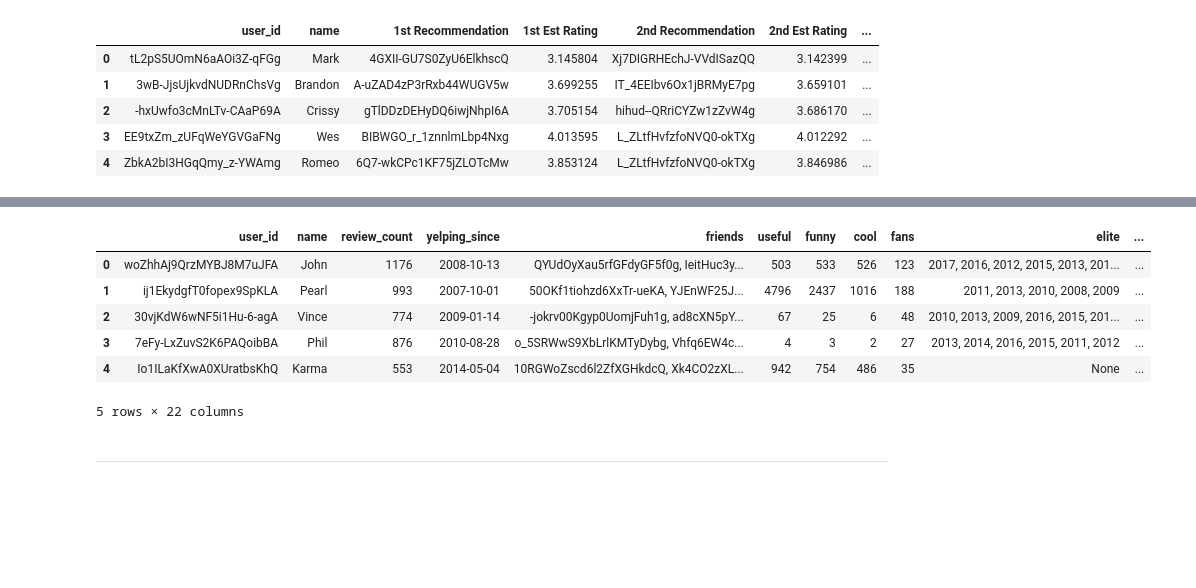
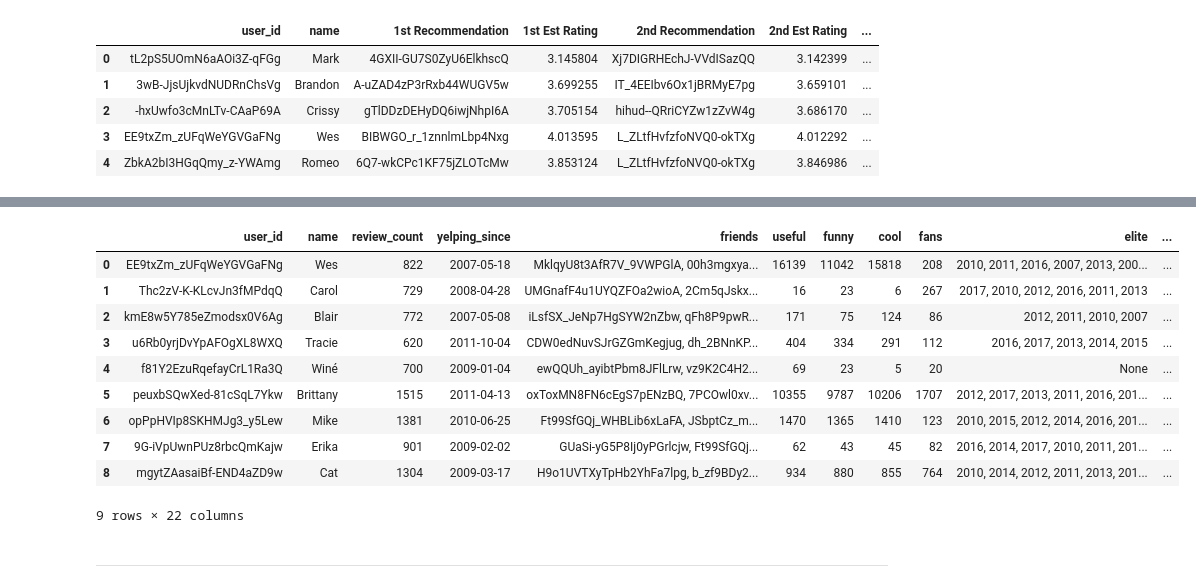
Before and after one commit to njcunningham/Yelp_Recommender, a Jupyter notebook: Recommendation_Outline.ipynb, the cells around one changed output, grey strips where cells are left out. Drawn from its saved outputs; the diff is of its cells as text; code cells hidden in the pictures; blank space fills up the shorter version.

```diff
--- a/Recommendation_Outline.ipynb
+++ b/Recommendation_Outline.ipynb
@@ -584,16 +605,20 @@ def new_business_customers(business):
     business_customers = business_customers.drop(['name_y'], axis=1)
     business_customers = business_customers.rename(columns={'name_x': 'name'})
     return business_customers
-# %%
-new_business_customers('eAc9Vd6loOgRQolMXQt6FA').head()
-# %% [output]
-|  | user_id | name | review_count | yelping_since | friends | useful | funny | cool | fans | elite | ... |
-| 0 | woZhhAj9QrzMYBJ8M7uJFA | John | 1176 | 2008-10-13 | QYUdOyXau5rfGFdyGF5f0g, IeitHuc3y... | 503 | 533 | 526 | 123 | 2017, 2016, 2012, 2015, 2013, 201... | ... |
-| 1 | ij1EkydgfT0fopex9SpKLA | Pearl | 993 | 2007-10-01 | 50OKf1tiohzd6XxTr-ueKA, YJEnWF25J... | 4796 | 2437 | 1016 | 188 | 2011, 2013, 2010, 2008, 2009 | ... |
-| 2 | 30vjKdW6wNF5i1Hu-6-agA | Vince | 774 | 2009-01-14 | -jokrv00Kgyp0UomjFuh1g, ad8cXN5pY... | 67 | 25 | 6 | 48 | 2010, 2013, 2009, 2016, 2015, 201... | ... |
-| 3 | 7eFy-LxZuvS2K6PAQoibBA | Phil | 876 | 2010-08-28 | o_5SRWwS9XbLrlKMTyDybg, Vhfq6EW4c... | 4 | 3 | 2 | 27 | 2013, 2014, 2016, 2015, 2011, 2012 | ... |
-| 4 | Io1ILaKfXwA0XUratbsKhQ | Karma | 553 | 2014-05-04 | 10RGWoZscd6l2ZfXGHkdcQ, Xk4CO2zXL... | 942 | 754 | 486 | 35 | None | ... |
-5 rows × 22 columns
+# %%
+new_business_customers('BIBWGO_r_1znnlmLbp4Nxg')
+# %% [output]
+|  | user_id | name | review_count | yelping_since | friends | useful | funny | cool | fans | elite | ... |
+| 0 | EE9txZm_zUFqWeYGVGaFNg | Wes | 822 | 2007-05-18 | MklqyU8t3AfR7V_9VWPGlA, 00h3mgxya... | 16139 | 11042 | 15818 | 208 | 2010, 2011, 2016, 2007, 2013, 200... | ... |
+| 1 | Thc2zV-K-KLcvJn3fMPdqQ | Carol | 729 | 2008-04-28 | UMGnafF4u1UYQZFOa2wioA, 2Cm5qJskx... | 16 | 23 | 6 | 267 | 2017, 2010, 2012, 2016, 2011, 2013 | ... |
+| 2 | kmE8w5Y785eZmodsx0V6Ag | Blair | 772 | 2007-05-08 | iLsfSX_JeNp7HgSYW2nZbw, qFh8P9pwR... | 171 | 75 | 124 | 86 | 2012, 2011, 2010, 2007 | ... |
+| 3 | u6Rb0yrjDvYpAFOgXL8WXQ | Tracie | 620 | 2011-10-04 | CDW0edNuvSJrGZGmKegjug, dh_2BNnKP... | 404 | 334 | 291 | 112 | 2016, 2017, 2013, 2014, 2015 | ... |
+| 4 | f81Y2EzuRqefayCrL1Ra3Q | Winé | 700 | 2009-01-04 | ewQQUh_ayibtPbm8JFlLrw, vz9K2C4H2... | 69 | 23 | 5 | 20 | None | ... |
+| 5 | peuxbSQwXed-81cSqL7Ykw | Brittany | 1515 | 2011-04-13 | oxToxMN8FN6cEgS7pENzBQ, 7PCOwl0xv... | 10355 | 9787 | 10206 | 1707 | 2012, 2017, 2013, 2011, 2016, 201... | ... |
+| 6 | opPpHVIp8SKHMJg3_y5Lew | Mike | 1381 | 2010-06-25 | Ft99SfGQj_WHBLib6xLaFA, JSbptCz_m... | 1470 | 1365 | 1410 | 123 | 2010, 2015, 2012, 2014, 2016, 201... | ... |
+| 7 | 9G-iVpUwnPUz8rbcQmKajw | Erika | 901 | 2009-02-02 | GUaSi-yG5P8Ij0yPGrlcjw, Ft99SfGQj... | 62 | 43 | 45 | 82 | 2016, 2014, 2017, 2010, 2011, 201... | ... |
+| 8 | mgytZAasaiBf-END4aZD9w | Cat | 1304 | 2009-03-17 | H9o1UVTXyTpHb2YhFa7lpg, b_zf9BDy2... | 934 | 880 | 855 | 764 | 2010, 2014, 2012, 2011, 2013, 201... | ... |
+9 rows × 22 columns
 # %% [markdown]
 ---
 # %%
```
Also changed, not shown: parts of 15 cells of this notebook, 1 other file.
